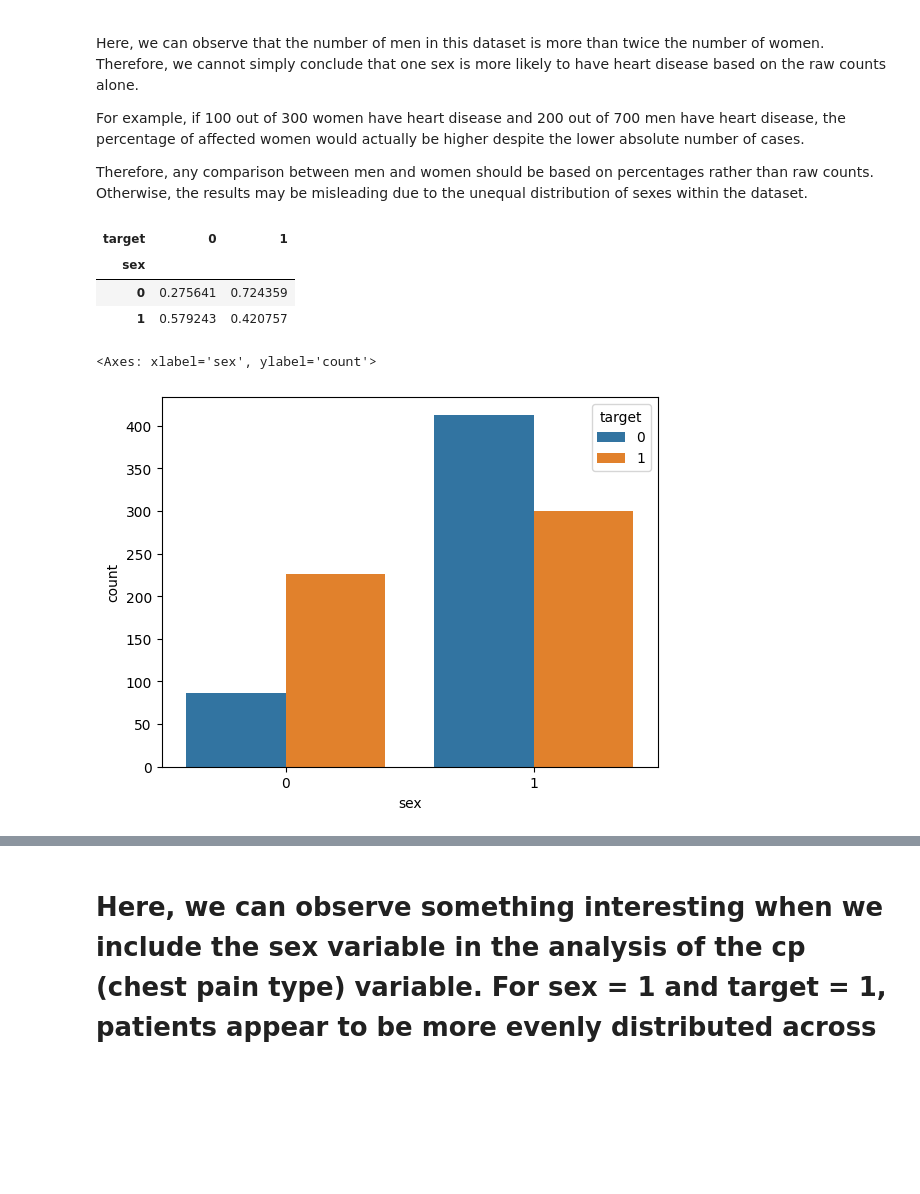
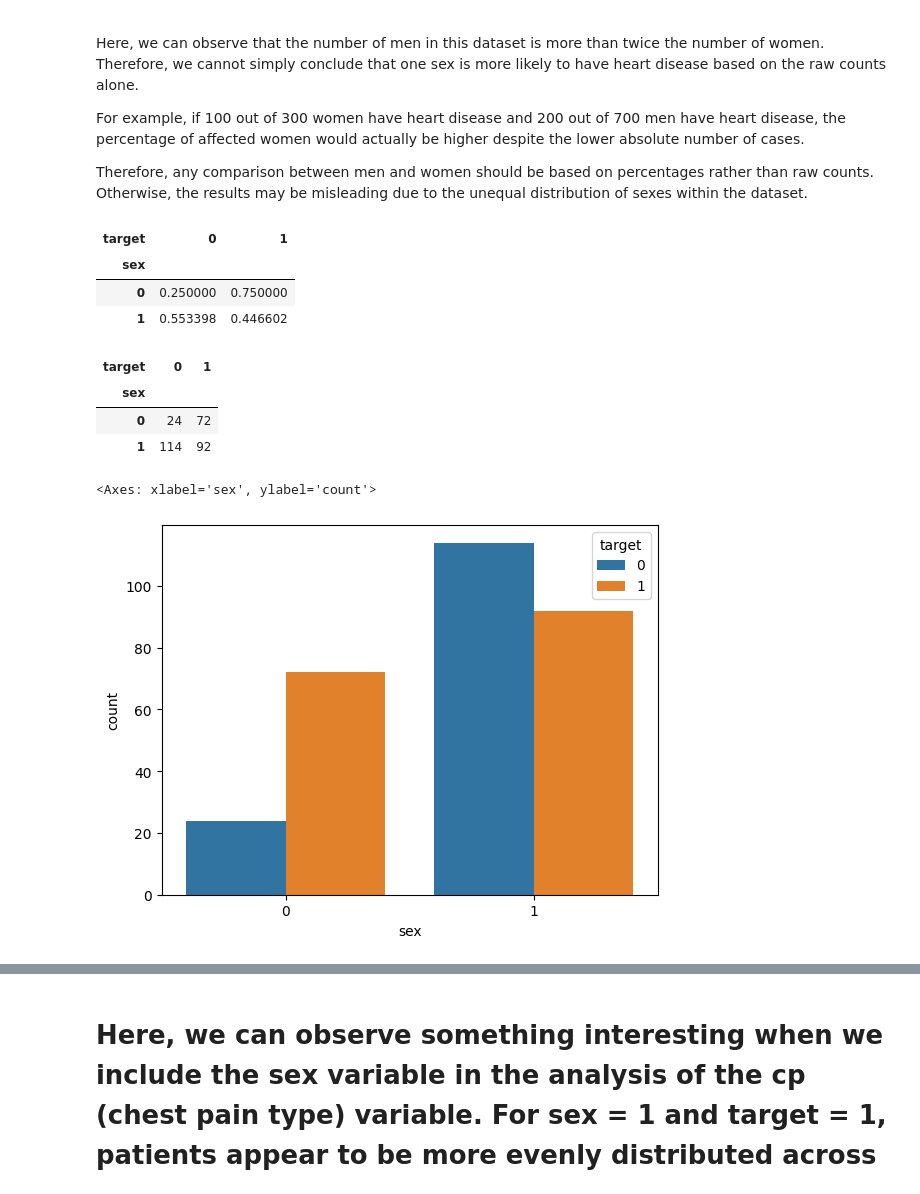
Before and after one commit to Wassiemkahlawi/heart-disease-ml-analysis, a Jupyter notebook: notebooks/01_eda.ipynb, the cells around one changed output, grey strips where cells are left out. Drawn from its saved outputs; the diff is of its cells as text; code cells hidden in the pictures; blank space fills up the shorter version.

```diff
--- a/notebooks/01_eda.ipynb
+++ b/notebooks/01_eda.ipynb
@@ -159,7 +184,7 @@ plt.show()
 
 On the other hand, we can see that women in target = 1 have a larger IQR than men in target = 1. The medians for both groups are relatively close, but the overall age range for women starts and ends at higher values than for men. This may suggest a potential interaction between age and sex, although further statistical analysis would be required to confirm this relationship.
 # %%
-df_clean["age_group"] = pd.cut(df["age"], bins=[20,30,40,50,60,70,80])
+df_clean["age_group"] = pd.cut(df_clean["age"], bins=[20,30,40,50,60,70,80])
 
 prob = (df_clean.groupby(["sex", "age_group"])["target"]).mean().reset_index()
 
@@ -369,21 +394,31 @@ For example, if 100 out of 300 women have heart disease and 200 out of 700 men h
 Therefore, any comparison between men and women should be based on percentages rather than raw counts. Otherwise, the results may be misleading due to the unequal distribution of sexes within the dataset.
 # %%
 pd.crosstab(
-    df["sex"],
-    df["target"],
+    df_clean["sex"],
+    df_clean["target"],
     normalize="index"
 )
 # %% [output]
 | target | 0 | 1 |
 | sex |  |  |
-| 0 | 0.275641 | 0.724359 |
-| 1 | 0.579243 | 0.420757 |
+| 0 | 0.250000 | 0.750000 |
+| 1 | 0.553398 | 0.446602 |
+# %%
+pd.crosstab(
+    df_clean["sex"],
+    df_clean["target"],
+)
+# %% [output]
+| target | 0 | 1 |
+| sex |  |  |
+| 0 | 24 | 72 |
+| 1 | 114 | 92 |
 # %%
 sns.countplot(x="sex",
     hue="target",
-    data=df
+    data=df_clean
 )
 # %% [output]
 <Axes: xlabel='sex', ylabel='count'>
-[figure, old version]
+[figure, new version]
 # %% [markdown]
```
Also changed, not shown: parts of 33 cells of this notebook.
